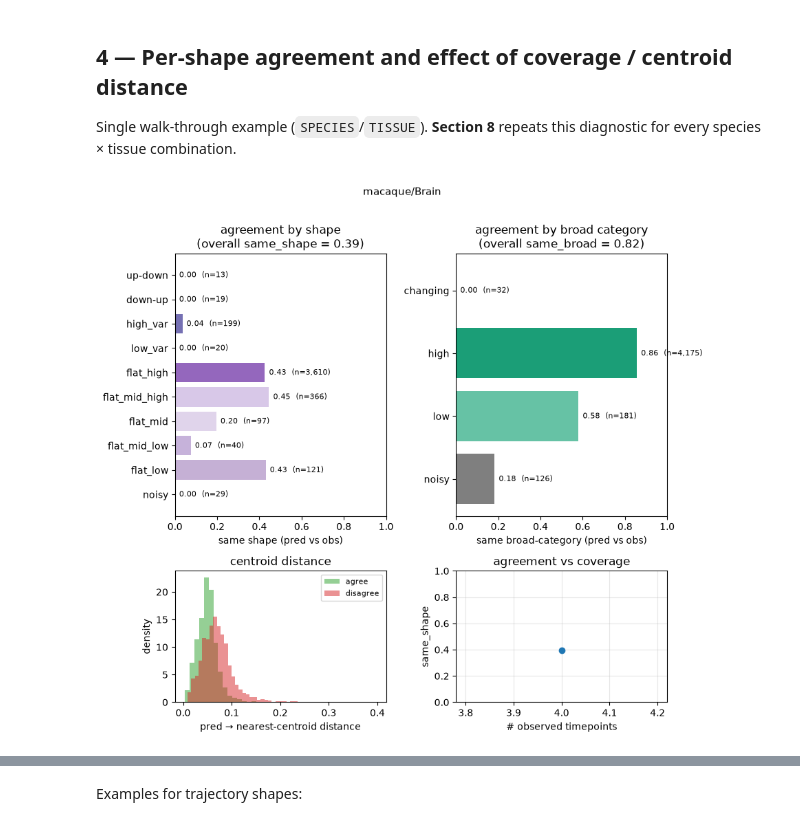
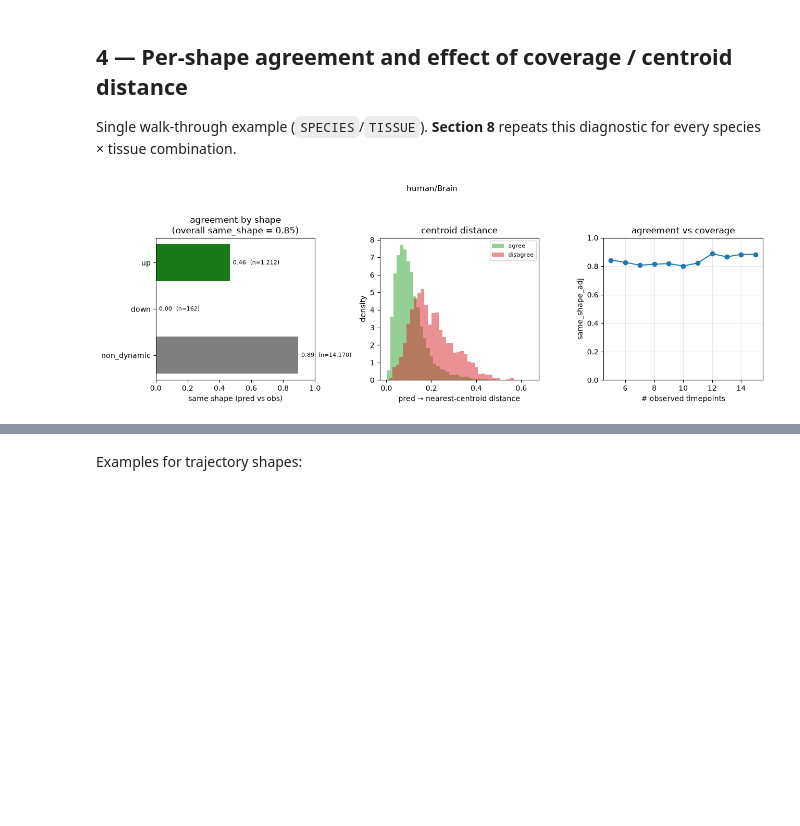
Before and after one commit to anamariaelek/alphagenome-pytorch, a Jupyter notebook: examples/notebooks/splice_prediction_clustering.ipynb, the cells around one changed output, grey strips where cells are left out. Cells and saved outputs as stored; diff of their text form; code cells hidden in the pictures; blank space fills up the shorter version.

```diff
--- a/examples/notebooks/splice_prediction_clustering.ipynb
+++ b/examples/notebooks/splice_prediction_clustering.ipynb
@@ -31,7 +41,7 @@ from alphagenome_pytorch.clustering import SHAPE_ORDER, SHAPE_COLORS
 plt.rcParams.update({"figure.dpi": 100, "font.size": 10})
 # %%
 # ── Config ────────────────────────────────────────────────────────────────────
-SPECIES_LIST = ["macaque", "chicken"]  # all species with prediction-cluster results
+SPECIES_LIST = ["human", "mouse"]  # all species with prediction-cluster results
 TISSUE_LIST  = ["Brain", "Cerebellum", "Liver", "Testis"]      # all tissues with prediction-cluster results
 SPECIES = SPECIES_LIST[0]             # species used for the single-example walk-through (sections 1, 5-7)
 TISSUE  = TISSUE_LIST[0]              # tissue used for the single-example walk-through (sections 1, 5-7)
@@ -39,7 +49,7 @@ SPLIT   = "test"
 
 HOME   = os.path.expanduser("~")
 ROOT   = os.path.join(HOME, "sds", "sd17d003", "Anamaria")
-MODEL  = "lora_64_traj_qc"
+MODEL  = "lora_64_emb_traj_hqmrboc"
 BASE   = os.path.join(ROOT, "alphagenome_genomicsxai", MODEL, "preds_intersect_protein_coding")
 REF_DIR    = os.path.join(ROOT, "gp_splice_usage")                                   # true-clustering
 PREDS_DIR  = BASE                                                                     # predicted-usage root
@@ -84,7 +94,3 @@ if not os.path.exists(PRED_CLUSTERS):
         "--ref-dir", REF_DIR, "--output", OUT_DIR,
         "--preds-dir", PREDS_DIR, "--usage-template", USAGE_TMPL,
     ], check=True)
-
-df = pd.read_parquet(PRED_CLUSTERS)
-print(f"{SPECIES}/{TISSUE}: {len(df):,} sites  |  columns: {list(df.columns)}")
-df.head()
@@ -131,11 +275,11 @@ for sp in SPECIES_LIST:
         path = pred_clusters_path(sp, tis, SPLIT)
         if not os.path.exists(path):
             continue
-        d = pd.read_parquet(path)
+        d = load_annotated(sp, tis, SPLIT)
         rows.append(dict(
             species=sp, tissue=tis, n_sites=len(d),
-            shape_pred_vs_obs=round(d["same_shape"].mean(), 3),
-            shape_pred_vs_ref=round(d["same_shape_ref"].mean(), 3),
+            shape_pred_vs_obs=round(d["same_shape_adj"].mean(), 3),
+            shape_pred_vs_ref=round(d["same_shape_ref_adj"].mean(), 3),
             shape_obs_vs_ref=round((d["obs_shape"] == d["ref_shape"]).mean(), 3),   # ceiling
             cluster_pred_vs_obs=round(d["same_cluster"].mean(), 3),
         ))
@@ -190,89 +439,49 @@ plot_shape_concordance(df, SPECIES, TISSUE, OUT_DIR)
 Single walk-through example (`SPECIES`/`TISSUE`). **Section 8** repeats this diagnostic for every
 species × tissue combination.
 # %%
-# broad categories: up / down / changing / high / low / flat_high / flat_low / noisy
-BROAD = {**{s: "up"   for s in ["up_early", "up_late", "up_mid"]},
-         **{s: "down" for s in ["down_early", "down_late", "down_mid"]},
-         **{s: "changing" for s in ['up-down', 'down-up']},
-         **{s: "high" for s in ["high_up", "high_down", "high_var", 'flat_high', 'flat_mid_high']},
-         **{s: "low" for s in ["low_up", "low_down", "low_var", 'flat_low', 'flat_mid_low']},
-         **{s: "noisy" for s in ['noisy', 'flat_mid']}
-         }
-BROAD_ORDER  = ["up", "down", "changing", "high", "low", "noisy"]
-BROAD_COLORS = {
-    "up": "#1a7a1a",
-    "down": "#a01010",
-    "changing": "#ff7f0e",
-    "high": "#1b9e77",
-    "low": "#66c2a5",
-    "flat_high": "#9467bd",
-    "flat_low": "#c5b0d5",
-    "noisy": "#7f7f7f"}
-def broad(s): return BROAD.get(s, "noisy")
-
-def add_broad_columns(dsub):
-    dsub = dsub.copy()
-    dsub["obs_broad"]  = dsub["obs_shape"].map(broad)
-    dsub["pred_broad"] = dsub["pred_shape"].map(broad)
-    dsub["same_broad"] = dsub["obs_broad"] == dsub["pred_broad"]
-    return dsub
-
 def plot_agreement_breakdown(dsub, species, tissue, out_directory, save=True):
-    """Section 4 diagnostic: per-shape / per-broad-category agreement, centroid-distance
-    separation, and agreement vs. coverage — for one species/tissue's prediction-cluster
-    table. Adds obs_broad/pred_broad/same_broad if missing."""
-    if "obs_broad" not in dsub.columns:
-        dsub = add_broad_columns(dsub)
-
-    fig, axes = plt.subplots(2, 2, figsize=(9, 8), height_ratios=[2, 1], sharex=False, sharey=False)
+    """Section 4 diagnostic: per-shape agreement, centroid-distance separation, and
+    agreement vs. coverage -- for one species/tissue's prediction-cluster table. Uses
+    `same_shape_adj` (RMSE-adjusted, see the note above Section 5), not raw `same_shape`.
+    No separate "broad" panel anymore: with the hierarchical dynamic/direction
+    scheme (5 labels total), obs_shape is already at that granularity."""
+    fig, axes = plt.subplots(1, 3, figsize=(13, 4.2))
 
     # (a) per observed category agreement
-    by_shape = (dsub.groupby("obs_shape")["same_shape"].agg(["mean", "size"])
+    by_shape = (dsub.groupby("obs_shape")["same_shape_adj"].agg(["mean", "size"])
                   .reindex(SHAPE_ORDER).dropna())
-    ax = axes[0, 0]
+    ax = axes[0]
     ax.barh(range(len(by_shape)), by_shape["mean"],
             color=[SHAPE_COLORS[s] for s in by_shape.index])
     ax.set_yticks(range(len(by_shape))); ax.set_yticklabels(by_shape.index)
     ax.invert_yaxis(); ax.set_xlim(0, 1); ax.set_xlabel("same shape (pred vs obs)")
-    ax.set_title(f"agreement by shape\n(overall same_shape = {dsub['same_shape'].mean():.2f})")
+    ax.set_title(f"agreement by shape\n(overall same_shape = {dsub['same_shape_adj'].mean():.2f})")
     for i, (m, n) in enumerate(zip(by_shape["mean"], by_shape["size"])):
         ax.text(min(m + 0.02, 0.98), i, f"{m:.2f}  (n={int(n):,})", va="center", fontsize=8)
 
-    # (b) per observed broad category agreement
-    by_broad = (dsub.groupby("obs_broad")["same_broad"].agg(["mean", "size"])
-                  .reindex(BROAD_ORDER).dropna())
-    ax = axes[0, 1]
-    ax.barh(range(len(by_broad)), by_broad["mean"],
-            color=[BROAD_COLORS[b] for b in by_broad.index])
-    ax.set_yticks(range(len(by_broad))); ax.set_yticklabels(by_broad.index)
-    ax.invert_yaxis(); ax.set_xlim(0, 1); ax.set_xlabel("same broad-category (pred vs obs)")
-    ax.set_title(f"agreement by broad category\n(overall same_broad = {dsub['same_broad'].mean():.2f})")
-    for i, (m, n) in enumerate(zip(by_broad["mean"], by_broad["size"])):
-        ax.text(min(m + 0.02, 0.98), i, f"{m:.2f}  (n={int(n):,})", va="center", fontsize=8)
-
-    # (c) predicted-centroid distance, agree vs disagree
-    ax = axes[1, 0]
-    for lab, sub, c in [("agree", dsub[dsub["same_shape"]], "#2ca02c"),
-                        ("disagree", dsub[~dsub["same_shape"]], "#d62728")]:
+    # (b) predicted-centroid distance, agree vs disagree
+    ax = axes[1]
+    for lab, sub, c in [("agree", dsub[dsub["same_shape_adj"]], "#2ca02c"),
+                        ("disagree", dsub[~dsub["same_shape_adj"]], "#d62728")]:
         ax.hist(sub["pred_centroid_dist"], bins=40, alpha=0.5, label=lab, color=c, density=True)
     ax.set_xlabel("pred → nearest-centroid distance"); ax.set_ylabel("density")
     ax.set_title("centroid distance"); ax.legend(fontsize=8)
 
-    # (d) agreement vs observed timepoints
-    ax = axes[1, 1]
-    g = dsub.groupby("n_obs")["same_shape"].mean()
+    # (c) agreement vs observed timepoints
+    ax = axes[2]
+    g = dsub.groupby("n_obs")["same_shape_adj"].mean()
     ax.plot(g.index, g.values, "o-", color="#1f77b4")
-    ax.set_xlabel("# observed timepoints"); ax.set_ylabel("same_shape"); ax.set_ylim(0, 1)
+    ax.set_xlabel("# observed timepoints"); ax.set_ylabel("same_shape_adj"); ax.set_ylim(0, 1)
     ax.set_title("agreement vs coverage"); ax.grid(alpha=0.3)
 
-    fig.suptitle(f"{species}/{tissue}", fontsize=11, y=1.01)
+    fig.suptitle(f"{species}/{tissue}", fontsize=11, y=1.03)
     plt.tight_layout()
     if save:
         fig.savefig(os.path.join(out_directory, f"{prefix(species, tissue)}_agreement_breakdown.png"),
                     dpi=200, bbox_inches="tight")
     plt.show()
     return dsub
 
 df = plot_agreement_breakdown(df, SPECIES, TISSUE, OUT_DIR)
 # %% [output]
-[figure, old version]
+[figure, new version]
```
Also changed, not shown: parts of 29 cells of this notebook, 21 other files.
